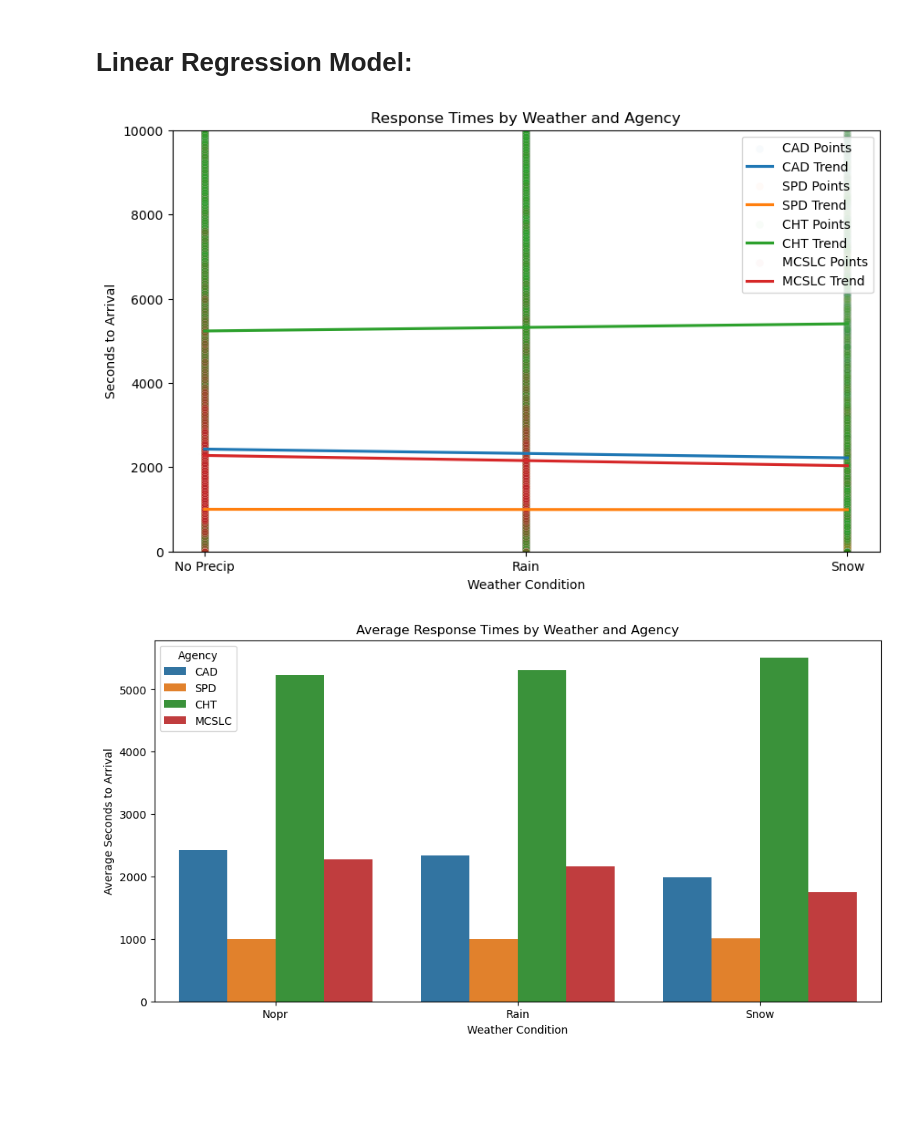
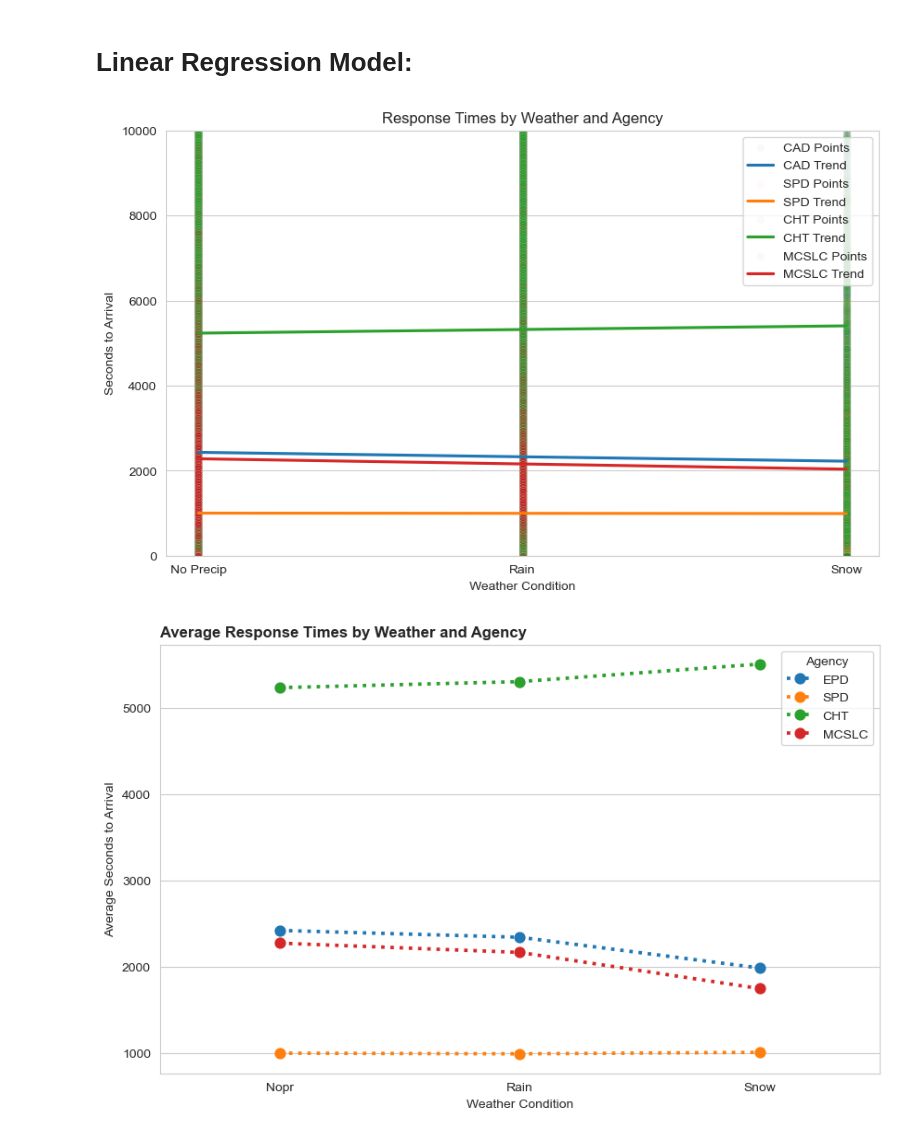
Before and after one commit to AchieveMars88/CAHOOTS-MCSLSC-EPD-SPD-Emergency-Response-Data-Analysis, a Jupyter notebook: analysis/analysis.ipynb, the cells around one changed output. Cells and saved outputs as stored; diff of their text form; code cells hidden in the pictures; blank space fills up the shorter version.

```diff
--- a/analysis/analysis.ipynb
+++ b/analysis/analysis.ipynb
@@ -28,6 +28,22 @@ MCSLC_Data = pd.read_csv("../cleaning/MCSLC_Data/MCSLC_CLEAN.csv")
 CAD_Data['Date'] = pd.to_datetime(CAD_Data['Call Time']).dt.date
 SPD_Data['Date'] = pd.to_datetime(SPD_Data['Call Time']).dt.date
 MCSLC_Data['Date'] = pd.to_datetime(MCSLC_Data['Call Time']).dt.date
+# %%
+# Covert call type value "CHECK WELFARE, CAHOOTS" with "CHECK WELFARE". This is only in the CAD_Data and SPD_Data
+CAD_Data['Nature'] = CAD_Data['Nature'].replace("CHECK WELFARE, CAHOOTS", "CHECK WELFARE")
+SPD_Data['Nature'] = SPD_Data['Nature'].replace("CHECK WELFARE, CAHOOTS", "CHECK WELFARE")
+
+# Also, change "ASSIST PUBLIC, CAHOOTS" and "ASSIST PUBLIC, POLICE" to "ASSIST PUBLIC"
+CAD_Data['Nature'] = CAD_Data['Nature'].replace(["PUBLIC ASSIST, CAHOOTS", "ASSIST PUBLIC- POLICE"], "ASSIST PUBLIC")
+SPD_Data['Nature'] = SPD_Data['Nature'].replace(["PUBLIC ASSIST, CAHOOTS", "ASSIST PUBLIC- POLICE"], "ASSIST PUBLIC")
+
+# Replacing "SUICIDAL SUBJECT, CAHOOTS" with "SUICIDAL SUBJECT" in the CAD_Data and SPD_Data
+CAD_Data['Nature'] = CAD_Data['Nature'].replace("SUICIDAL SUBJECT, CAHOOTS", "SUICIDAL SUBJECT")
+SPD_Data['Nature'] = SPD_Data['Nature'].replace("SUICIDAL SUBJECT, CAHOOTS", "SUICIDAL SUBJECT")
+
+# Replace "TRANSPORT, CAHOOTS" with "TRANSPORT" in the CAD_Data and SPD_Data
+CAD_Data['Nature'] = CAD_Data['Nature'].replace("TRANSPORT, CAHOOTS", "TRANSPORT")
+SPD_Data['Nature'] = SPD_Data['Nature'].replace("TRANSPORT, CAHOOTS", "TRANSPORT")
 # %% [markdown]
 # Isolate CAHOOTS
 # %%
@@ -418,27 +434,37 @@ plt.ylim(0, 10000)  # Limit y-axis to 99th percentile to reduce outlier impact.
 plt.legend()
 plt.show()
 # %% [output]
-[figure, old version]
+[figure, new version]
 # %%
-# Paired bar chart comparing average response times across weather types for each agency.
-# Prepare data for bar chart.
+# Paired point plot comparing average response times across weather types for each agency.
+# Prepare data for point plot.
 Bar_Chart_Data = pd.DataFrame({
-    "Agency": ["CAD", "CAD", "CAD", "SPD", "SPD", "SPD", "CHT", "CHT", "CHT", "MCSLC", "MCSLC", "MCSLC"],
+    "Agency": ["EPD", "EPD", "EPD", "SPD", "SPD", "SPD", "CHT", "CHT", "CHT", "MCSLC", "MCSLC", "MCSLC"],
     "Weather": ["Nopr", "Rain", "Snow"] * 4,
     "Mean_Response_Time": [
         Mean_Response_Time_CAD_NoPrecip, Mean_Response_Time_CAD_Rain, Mean_Response_Time_CAD_Snow,
         Mean_Response_Time_SPD_NoPrecip, Mean_Response_Time_SPD_Rain, Mean_Response_Time_SPD_Snow,
         Mean_Response_Time_CHT_NoPrecip, Mean_Response_Time_CHT_Rain, Mean_Response_Time_CHT_Snow,
         Mean_Response_Time_MCSLC_NoPrecip, Mean_Response_Time_MCSLC_Rain, Mean_Response_Time_MCSLC_Snow
     ]
 })
-plt.figure(figsize=(12, 6))
-sns.barplot(x="Weather", y="Mean_Response_Time", hue="Agency", data=Bar_Chart_Data)
-plt.title("Average Response Times by Weather and Agency")
+
+# Get rid of the top and right spines of the plot for better aesthetics.
+sns.set_style("whitegrid")
+plt.figure(figsize=(10, 6))
+sns.pointplot(
+    data=Bar_Chart_Data,
+    x="Weather",
+    y="Mean_Response_Time",
+    hue="Agency",
+    markers="o",
+    linestyles=":"
+)
+plt.title("Average Response Times by Weather and Agency", loc = "left", fontweight = "bold")
 plt.xlabel("Weather Condition")
 plt.ylabel("Average Seconds to Arrival")
 plt.legend(title="Agency")
 plt.show()
 # %% [output]
-[figure, old version]
+[figure, new version]
 # %%
```
Also changed, not shown: parts of 4 cells of this notebook, 1 other file.
